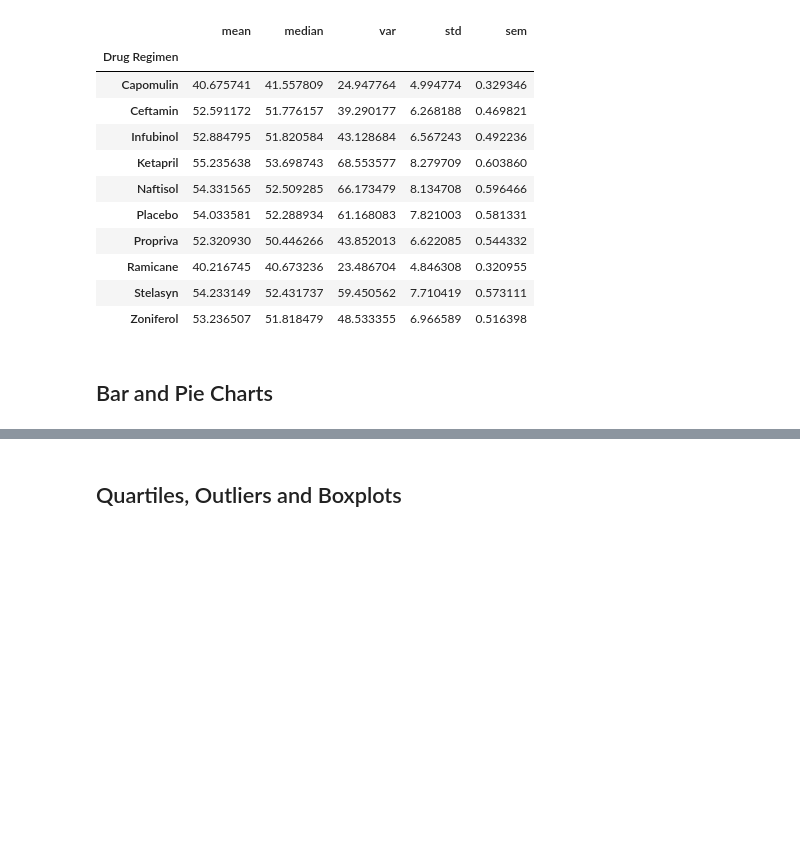
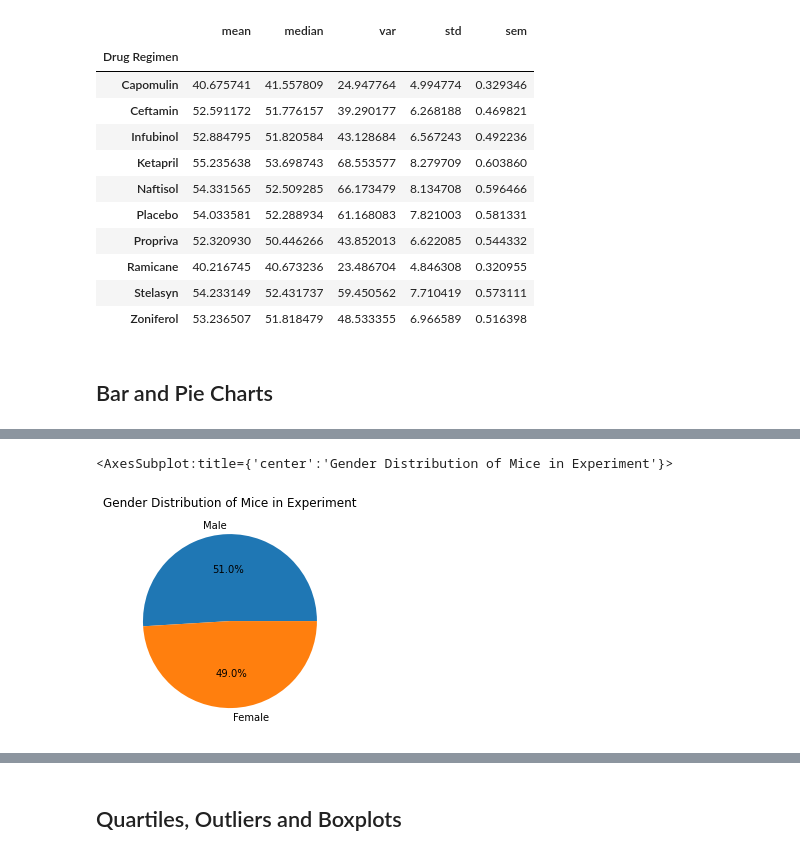
Before and after one commit to sarahDH615/matplotlib_challenge, a Jupyter notebook: pymaceuticals_starter.ipynb, the cells around one changed output, grey strips where cells are left out. Drawn from its saved outputs; the diff is of its cells as text; code cells hidden in the pictures; blank space fills up the shorter version.

```diff
--- a/pymaceuticals_starter.ipynb
+++ b/pymaceuticals_starter.ipynb
@@ -186,4 +186,9 @@ plt.show()
 # %%
 # Generate a pie plot showing the distribution of female versus male mice using pandas
+mice_sex = no_dups_df['Sex'].value_counts()
+mice_sex.plot(kind='pie', title='Gender Distribution of Mice in Experiment', autopct='%1.1f%%', label='')
+# %% [output]
+<AxesSubplot:title={'center':'Gender Distribution of Mice in Experiment'}>
+[figure, added]
 # %%
 # Generate a pie plot showing the distribution of female versus male mice using pyplot
```
Also changed, not shown: parts of 3 cells of this notebook.
